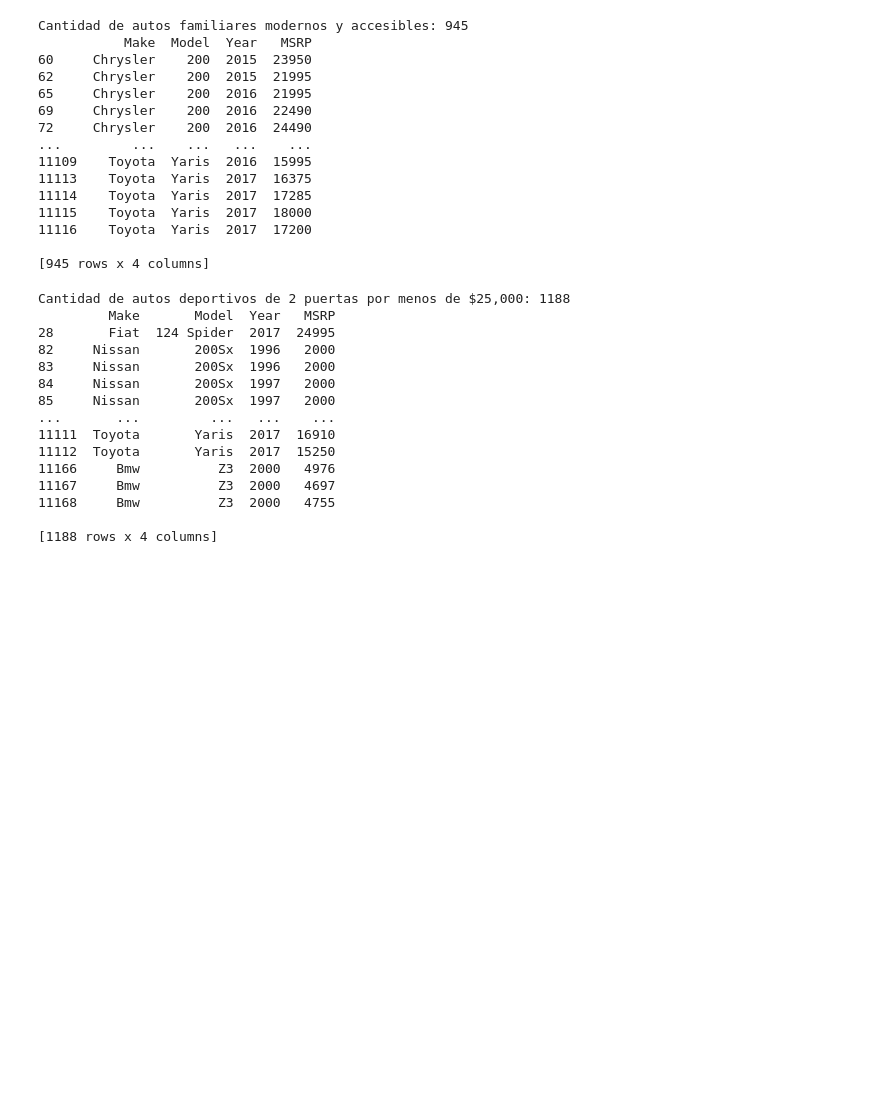
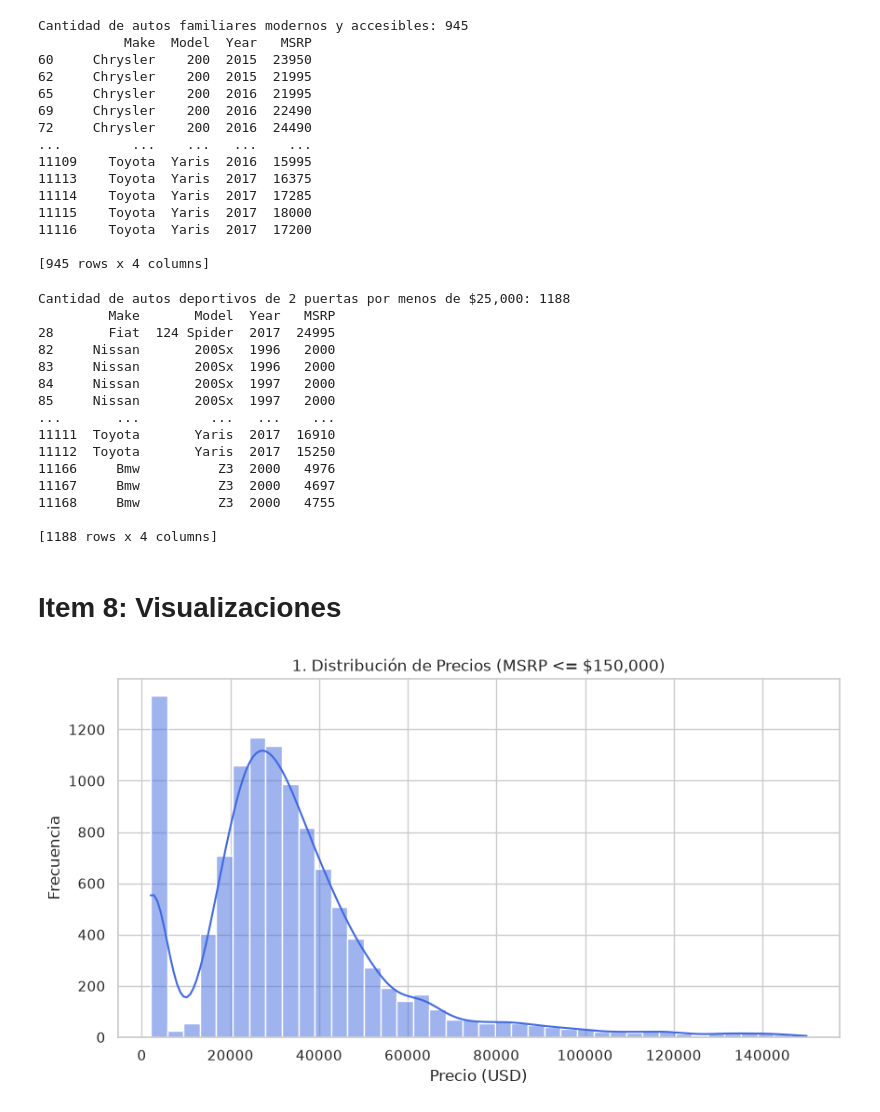
Before and after one commit to JuanPrieto16/proyecto_carros_proga2, a Jupyter notebook: cuadernos/exploracion_samuel.ipynb, the cells around one changed output. Drawn from its saved outputs; the diff is of its cells as text; code cells hidden in the pictures; blank space fills up the shorter version.

Commit message:
Item 8:  Visualizaciones

```diff
--- a/cuadernos/exploracion_samuel.ipynb
+++ b/cuadernos/exploracion_samuel.ipynb
@@ -207,3 +207,18 @@ Cantidad de autos deportivos de 2 puertas por menos de $25,000: 1188
 11168     Bmw          Z3  2000   4755
 
 [1188 rows x 4 columns]
+# %% [markdown]
+# Item 8:  Visualizaciones
+# %%
+
+
+sns.set_theme(style="whitegrid")
+
+plt.figure(figsize=(10, 5))
+sns.histplot(df[df['MSRP'] <= 150000]['MSRP'], bins=40, kde=True, color='royalblue')
+plt.title('1. Distribución de Precios (MSRP <= $150,000)')
+plt.xlabel('Precio (USD)')
+plt.ylabel('Frecuencia')
+plt.show()
+# %% [output]
+[figure, added]
```
Also changed, not shown: parts of 4 cells of this notebook, 1 other file.
